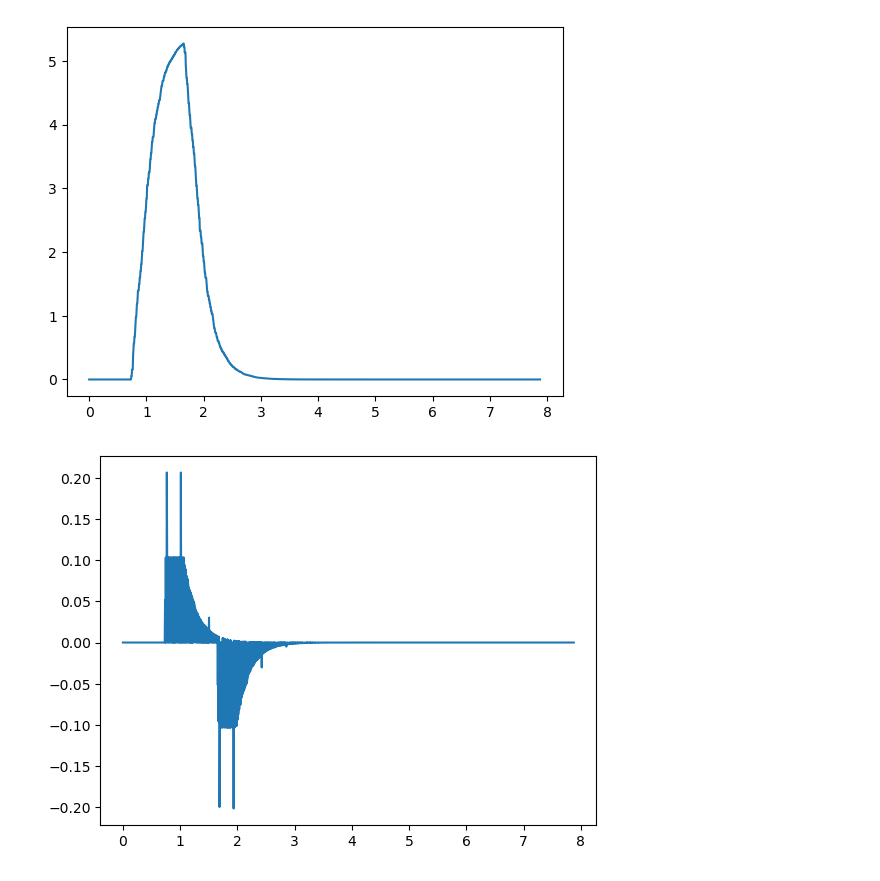
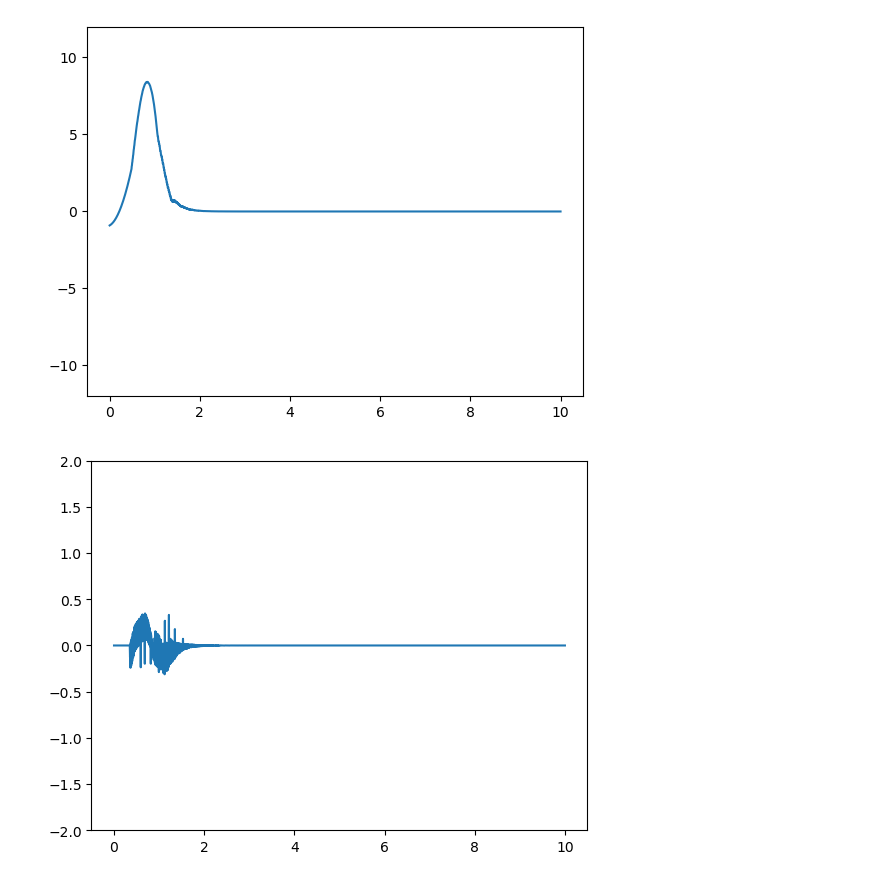
Before and after one commit to kevinschoenberg/bsc_anomaly, a Jupyter notebook: bsc_anomaly/plot.ipynb, the cells around one changed output. Drawn from its saved outputs; the diff is of its cells as text; code cells hidden in the pictures.

```diff
--- a/bsc_anomaly/plot.ipynb
+++ b/bsc_anomaly/plot.ipynb
@@ -6,7 +6,7 @@ import matplotlib.pyplot as plt
 import numpy as np
 
 home = expanduser('~')
-file = open(home+'/sim_ws/experimentlog.csv', 'r')
+file = open(home+'/sim_ws/src/bsc_anomaly/test_results/longitude-(3, 10, 12, 37, 4).csv', 'r')
 csv_reader = csv.reader(file, delimiter=',')
 # %%
 print(file)
@@ -34,8 +34 @@ for row in csv_reader:
 x,         y,         yaw,         speed,         time
-# %%
-from scipy.signal import lfilter
-
-n = 150  # the larger n is, the smoother curve will be
-b = [1.0 / n] * n
-a = 1
-speed_list_filteret = lfilter(b, a, speed_list)
@@ -57,20 +60,27 @@ plt.show()
 # %%
 acceleration_list = [0]
 for n in range(len(speed_list)-1):
-    acceleration_list.append((speed_list_filteret[n+1]-speed_list_filteret[n])/(data_points[n+1]-data_points[n]))
+    acceleration_list.append((speed_list[n+1]-speed_list[n])/(data_points[n+1]-data_points[n]))
 
-plt.plot(data_points, acceleration_list)
+
+acceleration_list_filteret = savgol_filter(acceleration_list, 201, 2)
+
+plt.plot(data_points, acceleration_list_filteret)
 #plt.xlim(0, 2)
+plt.ylim(-12,12)
 plt.show()
 # %% [output]
-[figure, old version]
+[figure, new version]
 # %%
 jerk_list = [0]
 for n in range(len(acceleration_list)-1):
     jerk_list.append((acceleration_list[n+1]-acceleration_list[n]))
 
-plt.plot(data_points, jerk_list)
+jerk_list_filteret = savgol_filter(jerk_list, 101, 2)
+
+plt.plot(data_points, jerk_list_filteret)
 #plt.xlim(0.7, 1)
+plt.ylim(-2,2)
 plt.show()
 # %% [output]
-[figure, old version]
+[figure, new version]
```
Also changed, not shown: parts of 7 cells of this notebook, 7 other files.
